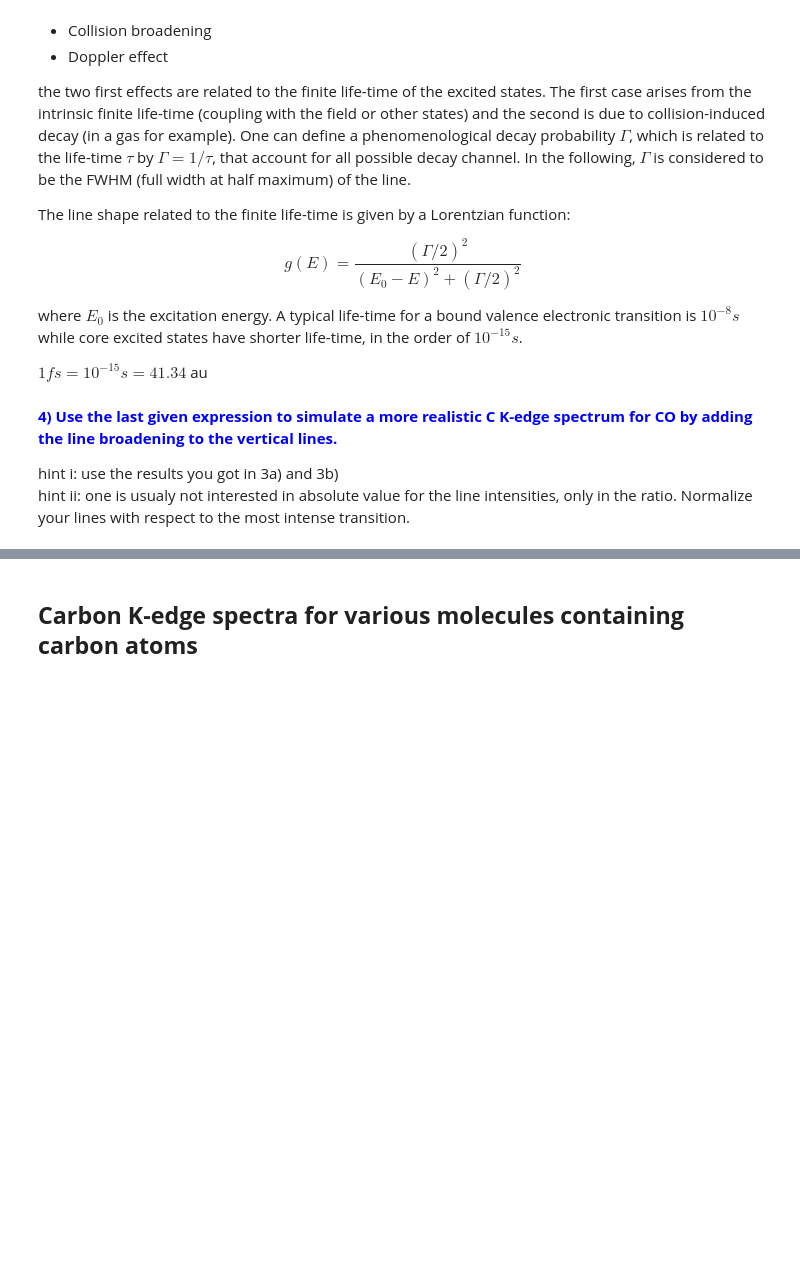
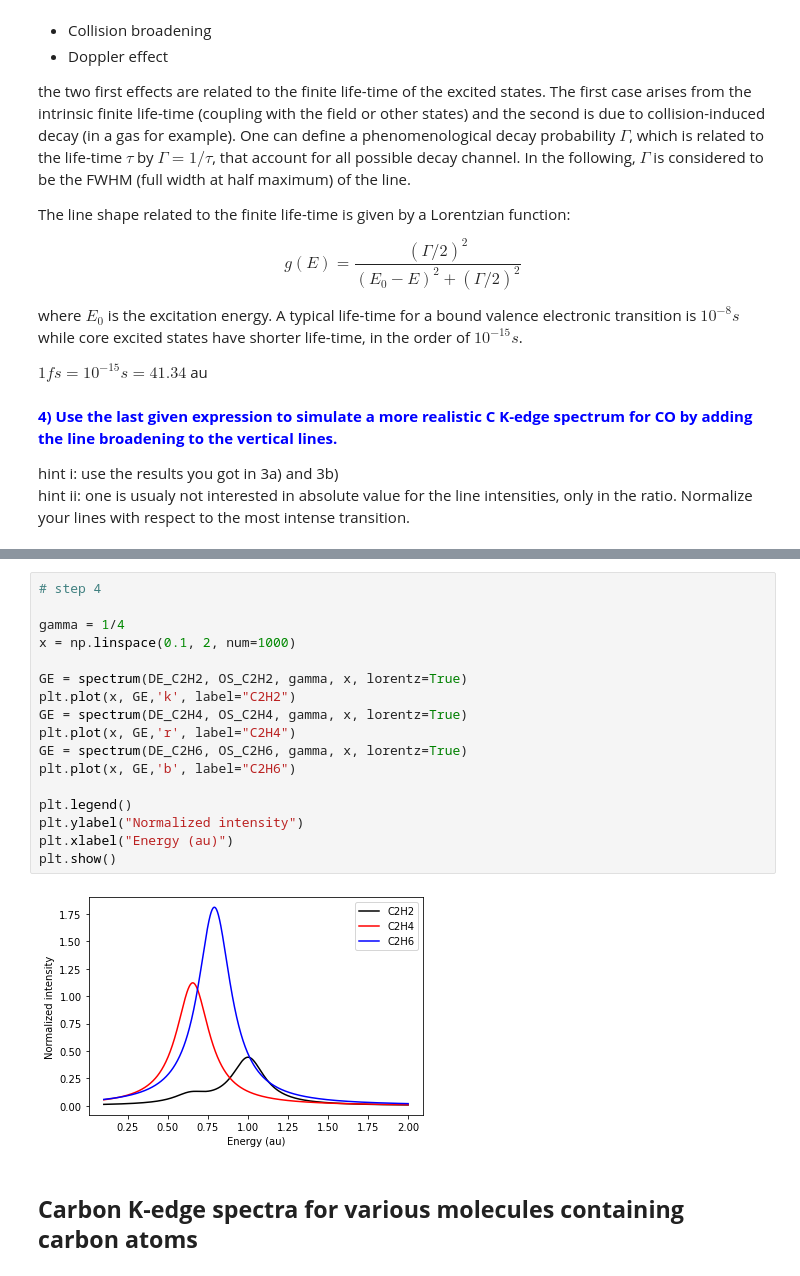
Before and after one commit to MilaimKas/Teaching_project, a Jupyter notebook: Old_ex/K_edge_chemical_sensitivity.ipynb, the cells around one changed output, grey strips where cells are left out. Cells and saved outputs as stored; diff of their text form; blank space fills up the shorter version.

```diff
--- a/Old_ex/K_edge_chemical_sensitivity.ipynb
+++ b/Old_ex/K_edge_chemical_sensitivity.ipynb
@@ -464,3 +553,22 @@ for i in range(5):
+# %%
+# step 4
+
+gamma = 1/4
+x = np.linspace(0.1, 2, num=1000)
+
+GE = spectrum(DE_C2H2, OS_C2H2, gamma, x, lorentz=True)
+plt.plot(x, GE,'k', label="C2H2")
+GE = spectrum(DE_C2H4, OS_C2H4, gamma, x, lorentz=True)
+plt.plot(x, GE,'r', label="C2H4")
+GE = spectrum(DE_C2H6, OS_C2H6, gamma, x, lorentz=True)
+plt.plot(x, GE,'b', label="C2H6")
+
+plt.legend()
+plt.ylabel("Normalized intensity")
+plt.xlabel("Energy (au)")
+plt.show()
+# %% [output]
+[figure, added]
 # %% [markdown]
 ## **Carbon K-edge spectra for various molecules containing carbon atoms**
 # %% [markdown]
```
Also changed, not shown: parts of 23 cells of this notebook, 4 other files.
